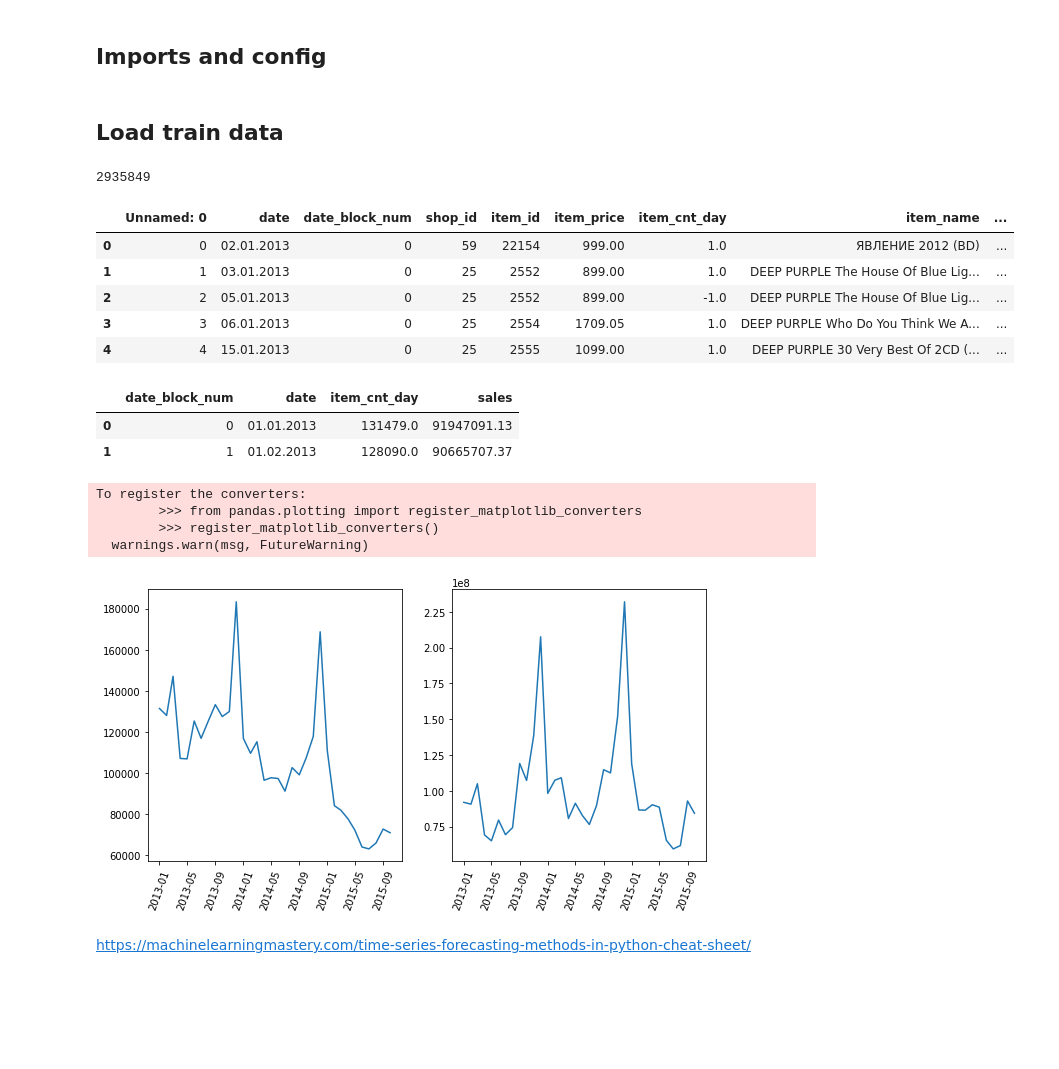
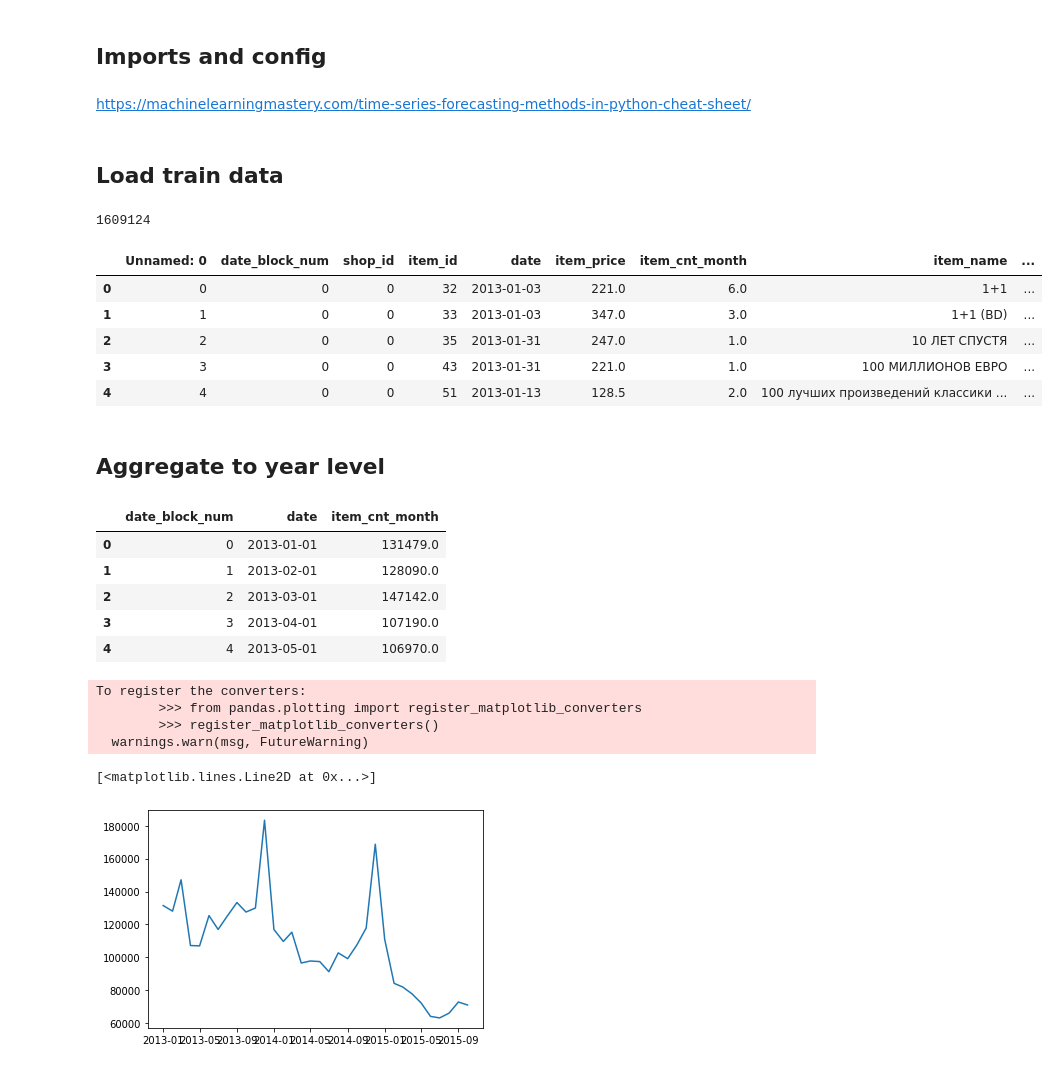
Before and after one commit to RobBlanchard/kaggle-predict-sales, a Jupyter notebook: Forecasting.ipynb, the cells around one changed output. Saved outputs shown, nothing was run; the diff lists cells and outputs as text; code cells hidden in the pictures; blank space fills up the shorter version.

Commit message:
Pursued with basic EDA. TS Forecasting notebook

```diff
--- a/Forecasting.ipynb
+++ b/Forecasting.ipynb
@@ -11,42 +16,40 @@ import models
+# %% [markdown]
+https://machinelearningmastery.com/time-series-forecasting-methods-in-python-cheat-sheet/
 # %% [markdown]
 ## Load train data
 # %%
 X_train = pd.read_csv(cfg.FILENAMES["X_TRAIN"],)
+X_train["date"] = pd.to_datetime(X_train["date"])
 print(len(X_train))
 X_train.head()
 # %% [output]
-2935849
+1609124
-|  | Unnamed: 0 | date | date_block_num | shop_id | item_id | item_price | item_cnt_day | item_name | ... |
-| 0 | 0 | 02.01.2013 | 0 | 59 | 22154 | 999.00 | 1.0 | ЯВЛЕНИЕ 2012 (BD) | ... |
-| 1 | 1 | 03.01.2013 | 0 | 25 | 2552 | 899.00 | 1.0 | DEEP PURPLE The House Of Blue Lig... | ... |
-| 2 | 2 | 05.01.2013 | 0 | 25 | 2552 | 899.00 | -1.0 | DEEP PURPLE The House Of Blue Lig... | ... |
-| 3 | 3 | 06.01.2013 | 0 | 25 | 2554 | 1709.05 | 1.0 | DEEP PURPLE Who Do You Think We A... | ... |
-| 4 | 4 | 15.01.2013 | 0 | 25 | 2555 | 1099.00 | 1.0 | DEEP PURPLE 30 Very Best Of 2CD (... | ... |
+|  | Unnamed: 0 | date_block_num | shop_id | item_id | date | item_price | item_cnt_month | item_name | ... |
+| 0 | 0 | 0 | 0 | 32 | 2013-01-03 | 221.0 | 6.0 | 1+1 | ... |
+| 1 | 1 | 0 | 0 | 33 | 2013-01-03 | 347.0 | 3.0 | 1+1 (BD) | ... |
+| 2 | 2 | 0 | 0 | 35 | 2013-01-31 | 247.0 | 1.0 | 10 ЛЕТ СПУСТЯ | ... |
+| 3 | 3 | 0 | 0 | 43 | 2013-01-31 | 221.0 | 1.0 | 100 МИЛЛИОНОВ ЕВРО | ... |
+| 4 | 4 | 0 | 0 | 51 | 2013-01-13 | 128.5 | 2.0 | 100 лучших произведений классики ... | ... |
+# %% [markdown]
+## Aggregate to year level
 # %%
-X_train_total = X_train.loc[X_train["item_cnt_day"]>=0,]
-X_train_total = (X_train.groupby("date_block_num")
-                .agg({"date":"min", "item_cnt_day":"sum", "sales":"sum"})
-                .reset_index())
-X_train_total.head(2)
+X_year = (X_train.groupby("date_block_num")
+         .agg({"date":"min", "item_cnt_month":"sum"})
+         .reset_index())
+X_year.head()
 # %% [output]
-|  | date_block_num | date | item_cnt_day | sales |
-| 0 | 0 | 01.01.2013 | 131479.0 | 91947091.13 |
-| 1 | 1 | 01.02.2013 | 128090.0 | 90665707.37 |
+|  | date_block_num | date | item_cnt_month |
+| 0 | 0 | 2013-01-01 | 131479.0 |
+| 1 | 1 | 2013-02-01 | 128090.0 |
+| 2 | 2 | 2013-03-01 | 147142.0 |
+| 3 | 3 | 2013-04-01 | 107190.0 |
+| 4 | 4 | 2013-05-01 | 106970.0 |
-# %%
-X_train_total["date"] = pd.to_datetime(X_train_total["date"], format="%d.%m.%Y")
-plt.figure(figsize=(10,5))
-plt.subplot(1,2,1)
-plt.plot(X_train_total["date"], X_train_total["item_cnt_day"])
-plt.xticks(rotation=70)
-plt.subplot(1,2,2)
-plt.plot(X_train_total["date"], X_train_total["sales"])
-plt.xticks(rotation=70)
-plt.show()
-# %% [output]
-To register the converters:
-        >>> from pandas.plotting import register_matplotlib_converters
-        >>> register_matplotlib_converters()
-  warnings.warn(msg, FutureWarning)
-[figure, removed]
-# %% [markdown]
-https://machinelearningmastery.com/time-series-forecasting-methods-in-python-cheat-sheet/
+# %%
+plt.plot(X_year["date"],X_year["item_cnt_month"])
+# %% [output]
+To register the converters:
+        >>> from pandas.plotting import register_matplotlib_converters
+        >>> register_matplotlib_converters()
+  warnings.warn(msg, FutureWarning)
+[<matplotlib.lines.Line2D at 0x...>]
+[figure, added]
```
Also changed, not shown: parts of 31 cells of this notebook, 2 other files.
